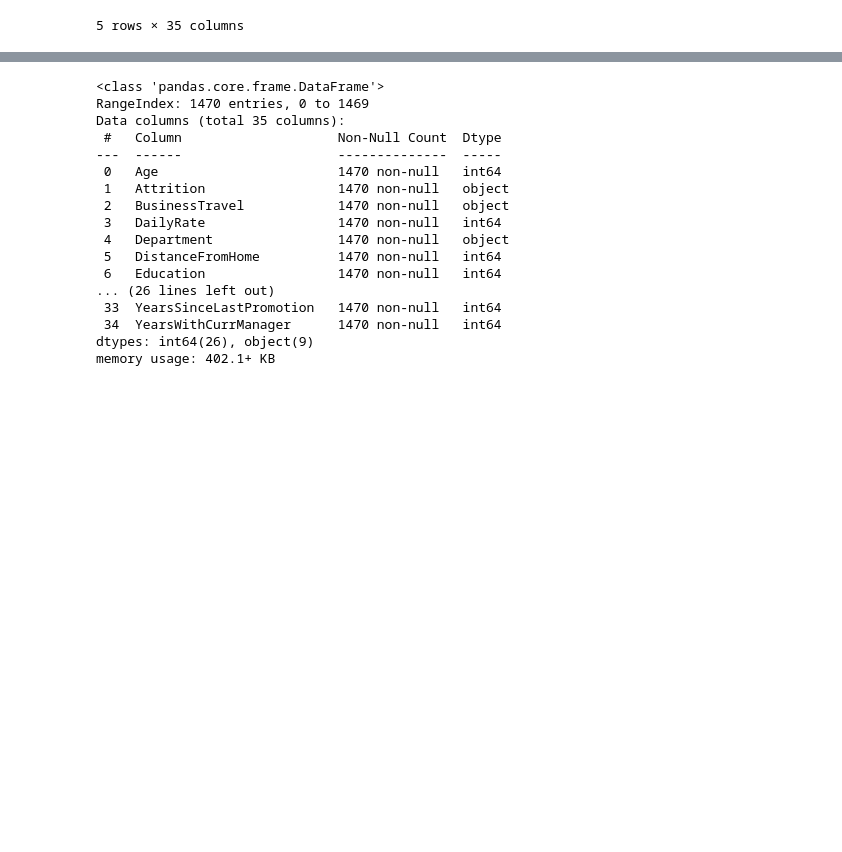
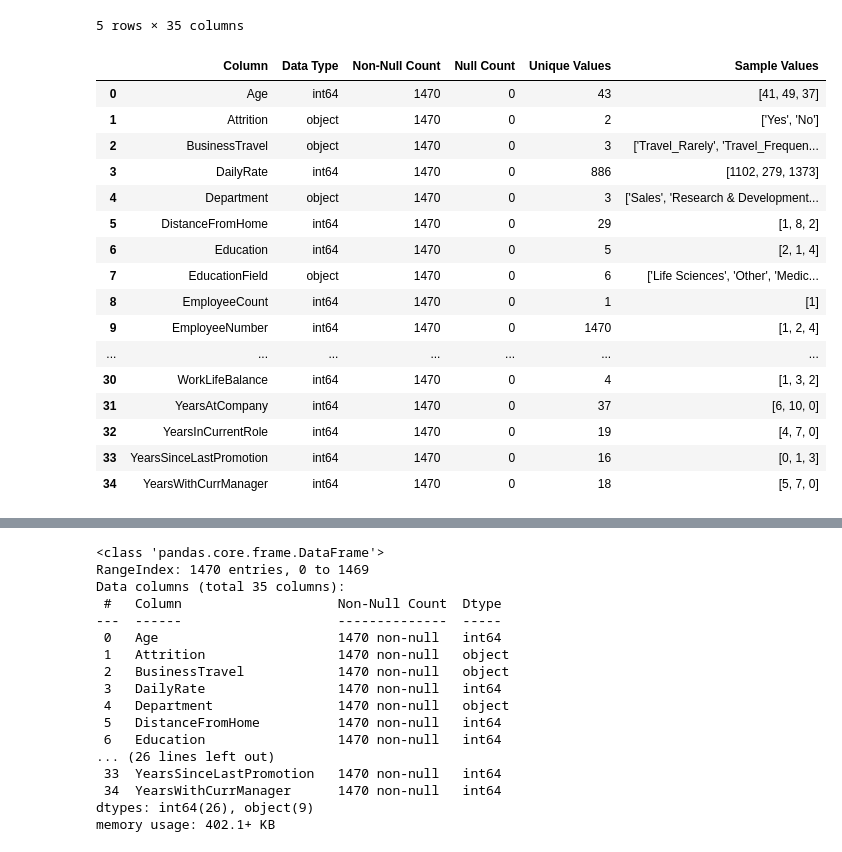
Before and after one commit to FikriNash12/-Capstone---ResignDuluAja, a Jupyter notebook: IBMHR_EDA.ipynb, the cells around one changed output, grey strips where cells are left out. Drawn from its saved outputs; the diff is of its cells as text; code cells hidden in the pictures; blank space fills up the shorter version.

Commit message:
Penambahan data dictionary & A/B testing

```diff
--- a/IBMHR_EDA.ipynb
+++ b/IBMHR_EDA.ipynb
@@ -23,3 +23,38 @@ ibm_df.head()
 | 3 | 33 | No | Travel_Frequently | 1392 | Research & Development | 3 | 4 | ... |
 | 4 | 27 | No | Travel_Rarely | 591 | Research & Development | 2 | 1 | ... |
 5 rows × 35 columns
+# %%
+# Data Dictionary
+def generate_data_dictionary(df):
+    dd = []
+    for col in df.columns:
+        dd.append({
+            'Column': col,
+            'Data Type': str(df[col].dtype),
+            'Non-Null Count': df[col].notnull().sum(),
+            'Null Count': df[col].isnull().sum(),
+            'Unique Values': df[col].nunique(),
+            'Sample Values': str(df[col].dropna().unique()[:3].tolist())
+        })
+    return pd.DataFrame(dd)
+
+data_dict = generate_data_dictionary(ibm_df)
+data_dict
+# %% [output]
+|  | Column | Data Type | Non-Null Count | Null Count | Unique Values | Sample Values |
+| 0 | Age | int64 | 1470 | 0 | 43 | [41, 49, 37] |
+| 1 | Attrition | object | 1470 | 0 | 2 | ['Yes', 'No'] |
+| 2 | BusinessTravel | object | 1470 | 0 | 3 | ['Travel_Rarely', 'Travel_Frequen... |
+| 3 | DailyRate | int64 | 1470 | 0 | 886 | [1102, 279, 1373] |
+| 4 | Department | object | 1470 | 0 | 3 | ['Sales', 'Research & Development... |
+| 5 | DistanceFromHome | int64 | 1470 | 0 | 29 | [1, 8, 2] |
+| 6 | Education | int64 | 1470 | 0 | 5 | [2, 1, 4] |
+| 7 | EducationField | object | 1470 | 0 | 6 | ['Life Sciences', 'Other', 'Medic... |
+| 8 | EmployeeCount | int64 | 1470 | 0 | 1 | [1] |
+| 9 | EmployeeNumber | int64 | 1470 | 0 | 1470 | [1, 2, 4] |
+| ... | ... | ... | ... | ... | ... | ... |
+| 30 | WorkLifeBalance | int64 | 1470 | 0 | 4 | [1, 3, 2] |
+| 31 | YearsAtCompany | int64 | 1470 | 0 | 37 | [6, 10, 0] |
+| 32 | YearsInCurrentRole | int64 | 1470 | 0 | 19 | [4, 7, 0] |
+| 33 | YearsSinceLastPromotion | int64 | 1470 | 0 | 16 | [0, 1, 3] |
+| 34 | YearsWithCurrManager | int64 | 1470 | 0 | 18 | [5, 7, 0] |
```
Also changed, not shown: parts of 14 cells of this notebook, 1 other file.
